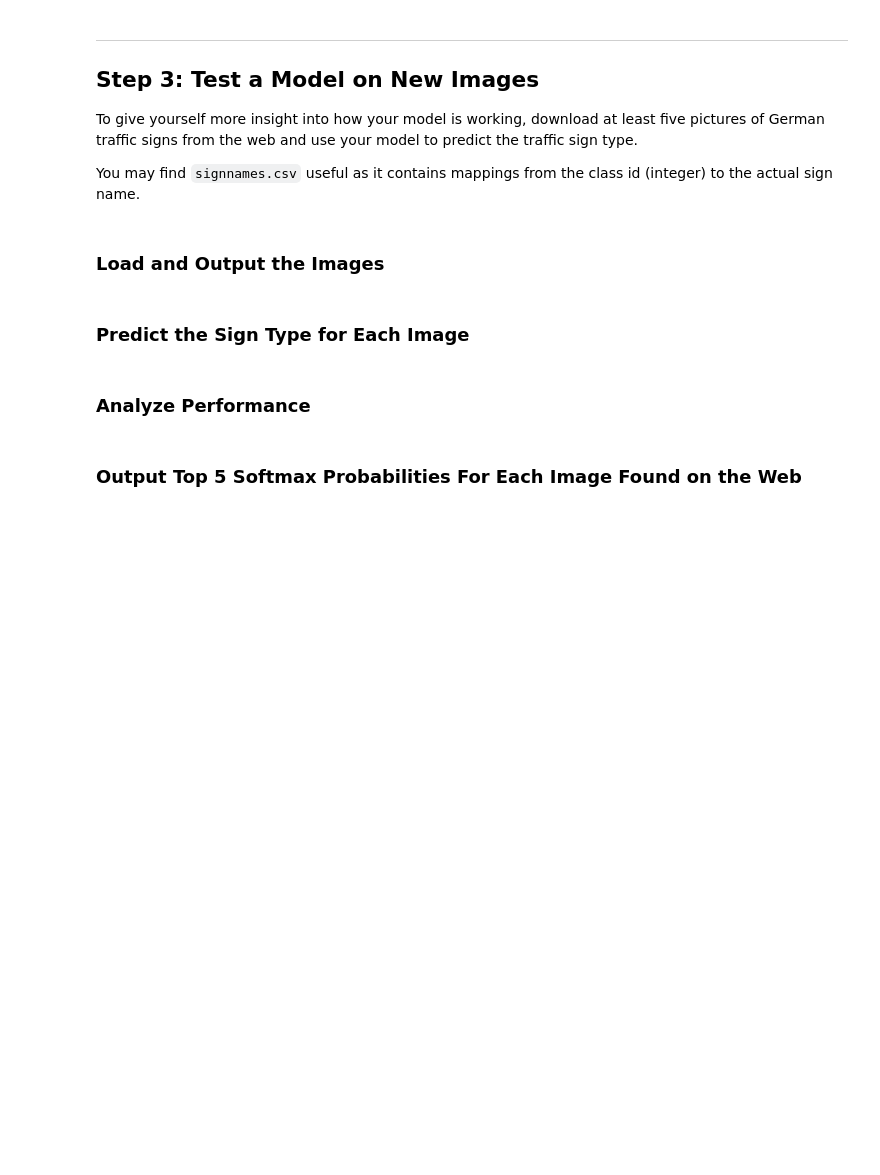
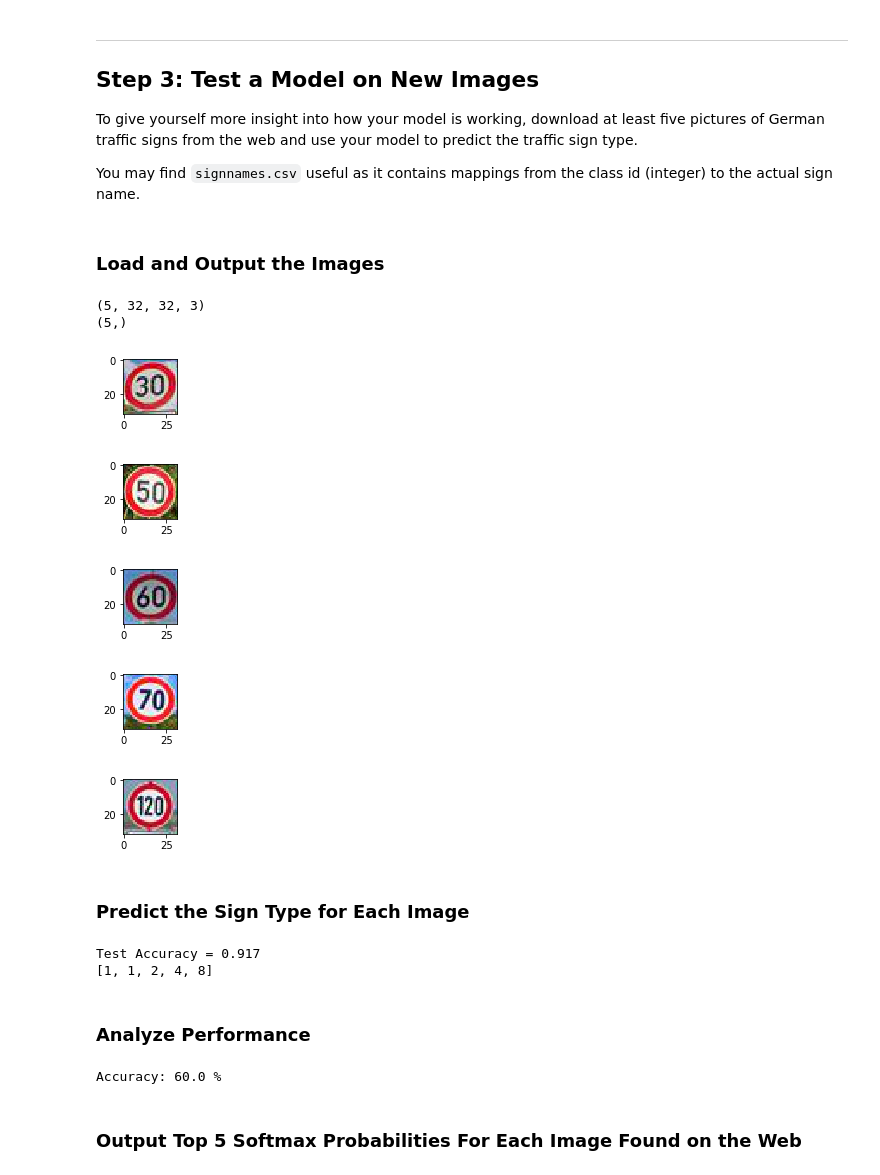
Before and after one commit to notnil/CarND-Term1-Starter-Kit, a Jupyter notebook: Traffic_Sign_Classifier.ipynb, the cells around one changed output. Saved outputs shown, nothing was run; the diff lists cells and outputs as text; code cells hidden in the pictures; blank space fills up the shorter version.

```diff
--- a/Traffic_Sign_Classifier.ipynb
+++ b/Traffic_Sign_Classifier.ipynb
@@ -356,14 +382,59 @@ You may find `signnames.csv` useful as it contains mappings from the class id (i
+# %%
+### Load the images and plot them here.
+### Feel free to use as many code cells as needed.
+from scipy import misc
+sign_30_feat = misc.imread('test-signs/30.jpeg') # class id: 1
+sign_50_feat = misc.imread('test-signs/50.jpeg') # class id: 2
+sign_60_feat = misc.imread('test-signs/60.jpeg') # class id: 3
+sign_70_feat = misc.imread('test-signs/70.jpeg') # class id: 4
+sign_120_feat = misc.imread('test-signs/120.jpeg') # class id: 8
+
+X_pred = np.asarray([sign_30_feat, sign_50_feat, sign_60_feat, sign_70_feat, sign_120_feat])
+y_pred = np.asarray([1,2,3,4,8])
+for feat in X_pred:
+    image = feat.squeeze()
+    plt.figure(figsize=(1,1))
+    plt.imshow(image)
+print(X_pred.shape)
+print(y_pred.shape)
+# %% [output]
+(5, 32, 32, 3)
+(5,)
+[figure, added]
+[figure, added]
+[figure, added]
+[figure, added]
+[figure, added]
 # %% [markdown]
 ### Predict the Sign Type for Each Image
 # %%
 ### Run the predictions here and use the model to output the prediction for each image.
 ### Make sure to pre-process the images with the same pre-processing pipeline used earlier.
 ### Feel free to use as many code cells as needed.
+X_pred_pp = normalize_gray(X_pred)
+prediction=tf.argmax(logits,1)
+y_infer = []
+with tf.Session() as sess:
+    # saver.restore(sess, tf.train.latest_checkpoint('./'))
+    saver.restore(sess, './lenet')
+    for i in X_pred_pp:
+        pred = sess.run(prediction, feed_dict={x: [i]}) # , y: range(n_classes)
+        y_infer.append(pred[0])
+    test_accuracy = evaluate(X_test, y_test)
+    print("Test Accuracy = {:.3f}".format(test_accuracy))
+print(y_infer)
+# %% [output]
+Test Accuracy = 0.917
+[1, 1, 2, 4, 8]
 # %% [markdown]
 ### Analyze Performance
 # %%
 ### Calculate the accuracy for these 5 new images.
 ### For example, if the model predicted 1 out of 5 signs correctly, it's 20% accurate on these new images.
+from sklearn.metrics import accuracy_score
+print("Accuracy:", accuracy_score(y_infer, y_pred) * 100, "%")
+# %% [output]
+Accuracy: 60.0 %
 # %% [markdown]
 ### Output Top 5 Softmax Probabilities For Each Image Found on the Web
 # %% [markdown]
```
Also changed, not shown: parts of 9 cells of this notebook, 13 other files.
